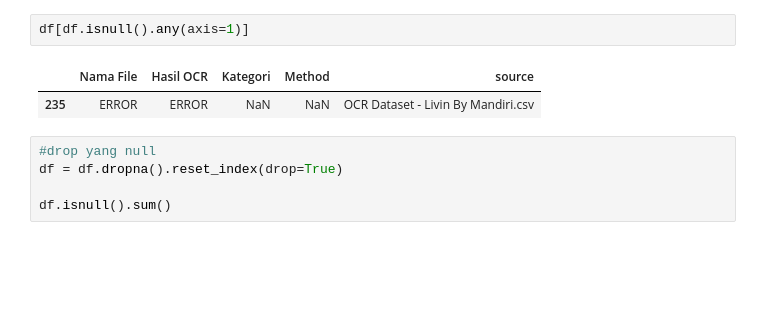
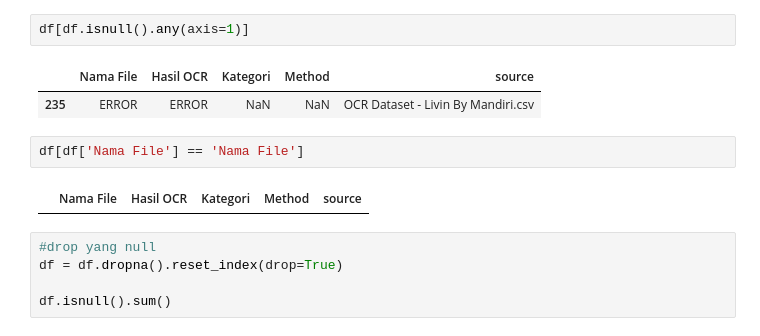
Before and after one commit to kittyofheaven/monkeylimitsML, a Jupyter notebook: category_model_tf_idf.ipynb, the cells around one changed output. Saved outputs shown, nothing was run; the diff lists cells and outputs as text; blank space fills up the shorter version.

```diff
--- a/category_model.ipynb
+++ b/category_model_tf_idf.ipynb
@@ -69,6 +80,10 @@ df[df.isnull().any(axis=1)]
 # %% [output]
 |  | Nama File | Hasil OCR | Kategori | Method | source |
 | 235 | ERROR | ERROR | NaN | NaN | OCR Dataset - Livin By Mandiri.csv |
+# %%
+df[df['Nama File'] == 'Nama File']
+# %% [output]
+|  | Nama File | Hasil OCR | Kategori | Method | source |
 # %%
 #drop yang null
 df = df.dropna().reset_index(drop=True)
```
Also changed, not shown: parts of 20 cells of this notebook, 57 other files.
